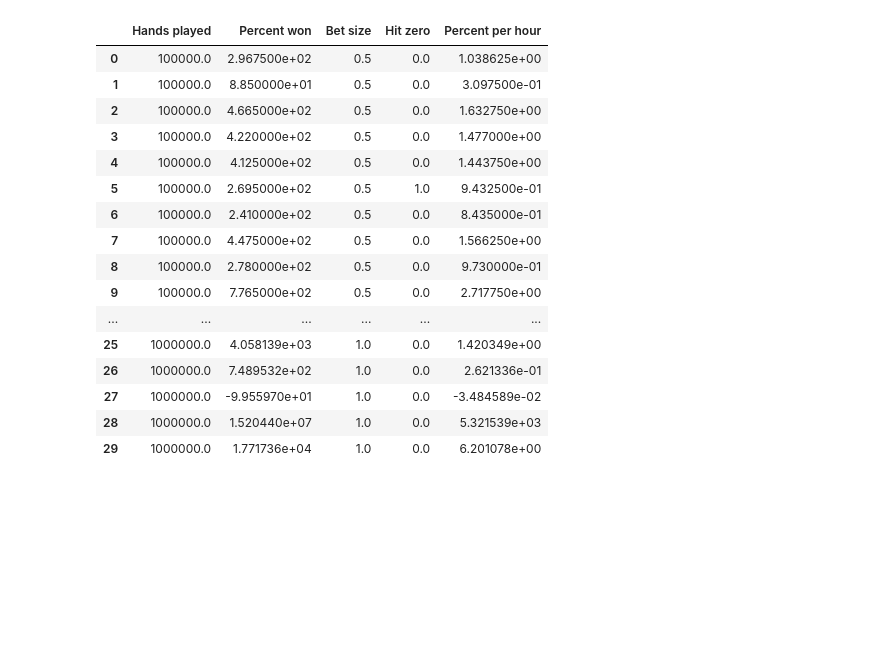
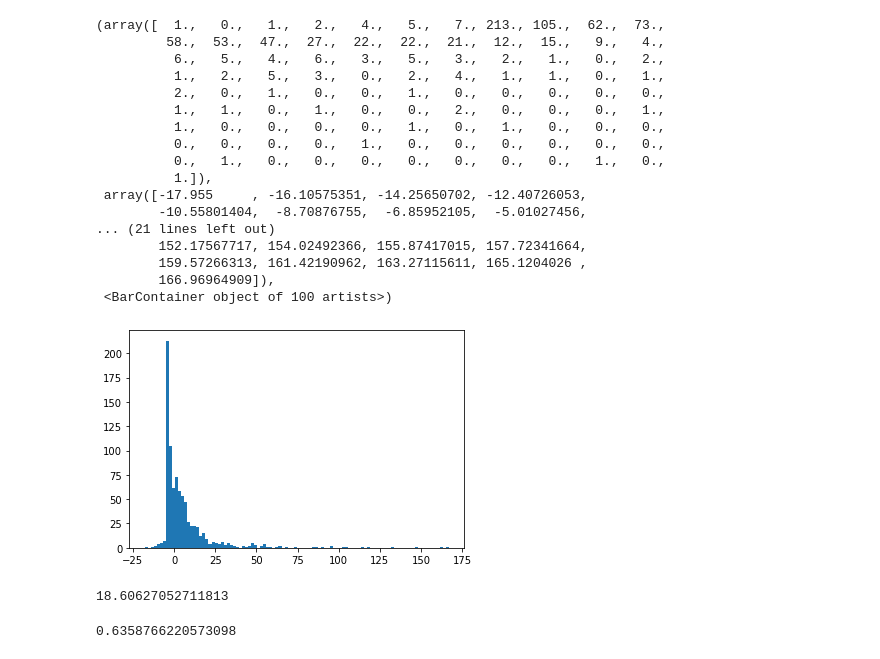
Before and after one commit to NIkolaStaykov/Blackjack, a Jupyter notebook: BlackJackSolver.ipynb, the cells around one changed output. Cells and saved outputs as stored; diff of their text form; code cells hidden in the pictures; blank space fills up the shorter version.

```diff
--- a/BlackJackSolver.ipynb
+++ b/BlackJackSolver.ipynb
@@ -233,20 +240,27 @@ plt.show()
-# %%
-experiment_data
-# %% [output]
-|  | Hands played | Percent won | Bet size | Hit zero | Percent per hour |
-| 0 | 100000.0 | 2.967500e+02 | 0.5 | 0.0 | 1.038625e+00 |
-| 1 | 100000.0 | 8.850000e+01 | 0.5 | 0.0 | 3.097500e-01 |
-| 2 | 100000.0 | 4.665000e+02 | 0.5 | 0.0 | 1.632750e+00 |
-| 3 | 100000.0 | 4.220000e+02 | 0.5 | 0.0 | 1.477000e+00 |
-| 4 | 100000.0 | 4.125000e+02 | 0.5 | 0.0 | 1.443750e+00 |
-| 5 | 100000.0 | 2.695000e+02 | 0.5 | 1.0 | 9.432500e-01 |
-| 6 | 100000.0 | 2.410000e+02 | 0.5 | 0.0 | 8.435000e-01 |
-| 7 | 100000.0 | 4.475000e+02 | 0.5 | 0.0 | 1.566250e+00 |
-| 8 | 100000.0 | 2.780000e+02 | 0.5 | 0.0 | 9.730000e-01 |
-| 9 | 100000.0 | 7.765000e+02 | 0.5 | 0.0 | 2.717750e+00 |
-| ... | ... | ... | ... | ... | ... |
-| 25 | 1000000.0 | 4.058139e+03 | 1.0 | 0.0 | 1.420349e+00 |
-| 26 | 1000000.0 | 7.489532e+02 | 1.0 | 0.0 | 2.621336e-01 |
-| 27 | 1000000.0 | -9.955970e+01 | 1.0 | 0.0 | -3.484589e-02 |
-| 28 | 1000000.0 | 1.520440e+07 | 1.0 | 0.0 | 5.321539e+03 |
-| 29 | 1000000.0 | 1.771736e+04 | 1.0 | 0.0 | 6.201078e+00 |
+# %%
+x = experiment_data["Percent per hour"].values
+# %%
+plt.hist(x, bins = 100)
+# %% [output]
+(array([  1.,   0.,   1.,   2.,   4.,   5.,   7., 213., 105.,  62.,  73.,
+         58.,  53.,  47.,  27.,  22.,  22.,  21.,  12.,  15.,   9.,   4.,
+          6.,   5.,   4.,   6.,   3.,   5.,   3.,   2.,   1.,   0.,   2.,
+          1.,   2.,   5.,   3.,   0.,   2.,   4.,   1.,   1.,   0.,   1.,
+          2.,   0.,   1.,   0.,   0.,   1.,   0.,   0.,   0.,   0.,   0.,
+          1.,   1.,   0.,   1.,   0.,   0.,   2.,   0.,   0.,   0.,   1.,
+          1.,   0.,   0.,   0.,   0.,   1.,   0.,   1.,   0.,   0.,   0.,
+          0.,   0.,   0.,   0.,   1.,   0.,   0.,   0.,   0.,   0.,   0.,
+          0.,   1.,   0.,   0.,   0.,   0.,   0.,   0.,   0.,   1.,   0.,
+          1.]),
+ array([-17.955     , -16.10575351, -14.25650702, -12.40726053,
+        -10.55801404,  -8.70876755,  -6.85952105,  -5.01027456,
+... (21 lines left out)
+        152.17567717, 154.02492366, 155.87417015, 157.72341664,
+        159.57266313, 161.42190962, 163.27115611, 165.1204026 ,
+        166.96964909]),
+ <BarContainer object of 100 artists>)
+[figure, added]
+# %%
+x.std()
+# %% [output]
+18.60627052711813
@@ -252,0 +269,4 @@ experiment_data
+# %%
+1-cdf_probability
+# %% [output]
+0.6358766220573098
```
Also changed, not shown: parts of 8 cells of this notebook, 1 other file.
